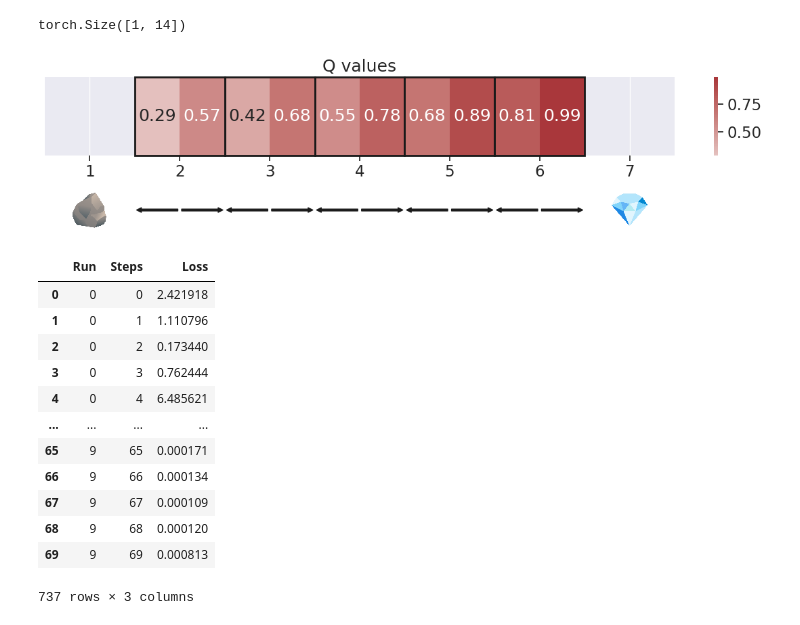
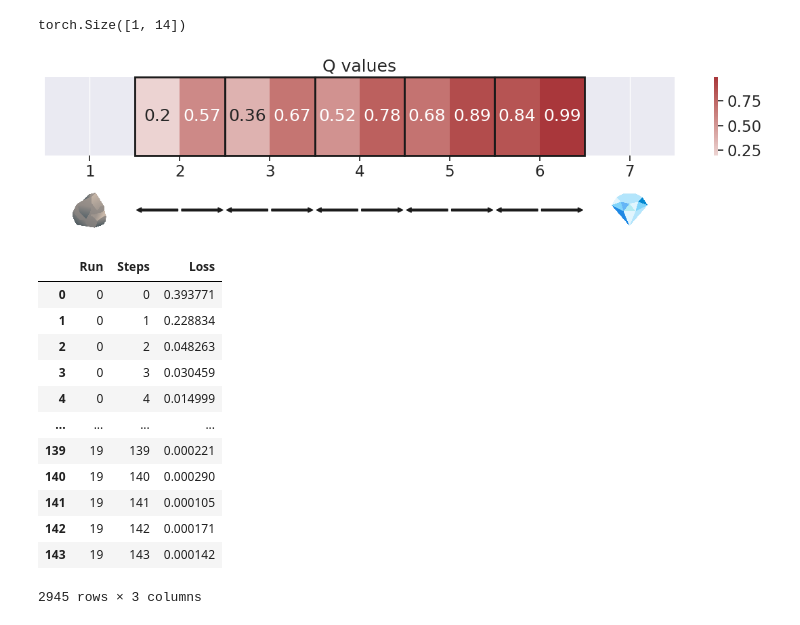
Before and after one commit to NiloufarRazmi/RL_Olfaction, a Jupyter notebook: Deep-RL/RandomWalk1D_torch.ipynb, the cells around one changed output. Saved outputs shown, nothing was run; the diff lists cells and outputs as text; code cells hidden in the pictures.

```diff
--- a/Deep-RL/RandomWalk1D_torch.ipynb
+++ b/Deep-RL/RandomWalk1D_torch.ipynb
@@ -67,7 +67,7 @@ def check_plots():
 # %%
 p = Params(
     seed=42,
-    n_runs=10,
+    n_runs=20,
     total_episodes=200,
     epsilon=0.1,
     alpha=0.1,
@@ -596,40 +596,40 @@ def plot_q_values(q_values):
 # %%
 plot_q_values(q_values)
 # %% [output]
-[figure, old version]
+[figure, new version]
 # %%
-window_size = 10
+window_size = 5
 for idx, loss in enumerate(losses):
     current_loss = torch.tensor(loss, device=device)
     losses_rolling_avg = nn.functional.avg_pool1d(
         current_loss.view(1, 1, -1), kernel_size=window_size
     ).squeeze()
     tmp_df = pd.DataFrame(
         data={
             "Run": idx * torch.ones(len(losses_rolling_avg), device=device).int(),
             "Steps": torch.arange(0, len(losses_rolling_avg), device=device),
             "Loss": losses_rolling_avg,
         }
     )
     if idx == 0:
         loss_df = tmp_df
     else:
         loss_df = pd.concat((loss_df, tmp_df))
 loss_df
 # %% [output]
 |  | Run | Steps | Loss |
-| 0 | 0 | 0 | 2.421918 |
-| 1 | 0 | 1 | 1.110796 |
-| 2 | 0 | 2 | 0.173440 |
-| 3 | 0 | 3 | 0.762444 |
-| 4 | 0 | 4 | 6.485621 |
+| 0 | 0 | 0 | 0.393771 |
+| 1 | 0 | 1 | 0.228834 |
+| 2 | 0 | 2 | 0.048263 |
+| 3 | 0 | 3 | 0.030459 |
+| 4 | 0 | 4 | 0.014999 |
 | ... | ... | ... | ... |
-| 65 | 9 | 65 | 0.000171 |
-| 66 | 9 | 66 | 0.000134 |
-| 67 | 9 | 67 | 0.000109 |
-| 68 | 9 | 68 | 0.000120 |
-| 69 | 9 | 69 | 0.000813 |
+| 139 | 19 | 139 | 0.000221 |
+| 140 | 19 | 140 | 0.000290 |
+| 141 | 19 | 141 | 0.000105 |
+| 142 | 19 | 142 | 0.000171 |
+| 143 | 19 | 143 | 0.000142 |
-737 rows × 3 columns
+2945 rows × 3 columns
 # %%
 fig, ax = plt.subplots()
 sns.lineplot(data=loss_df, x="Steps", y="Loss", ax=ax)
```
Also changed, not shown: parts of 7 cells of this notebook, 4 other files.
